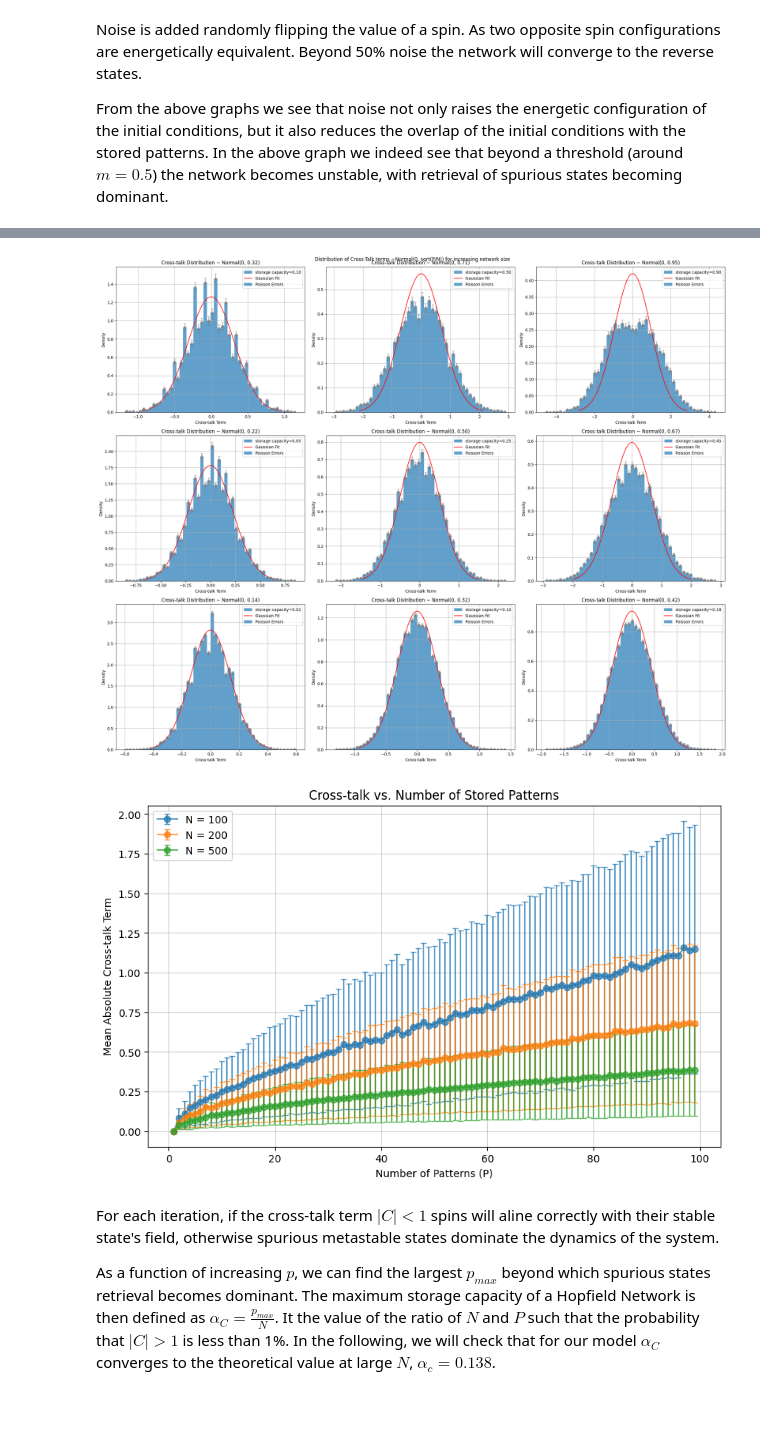
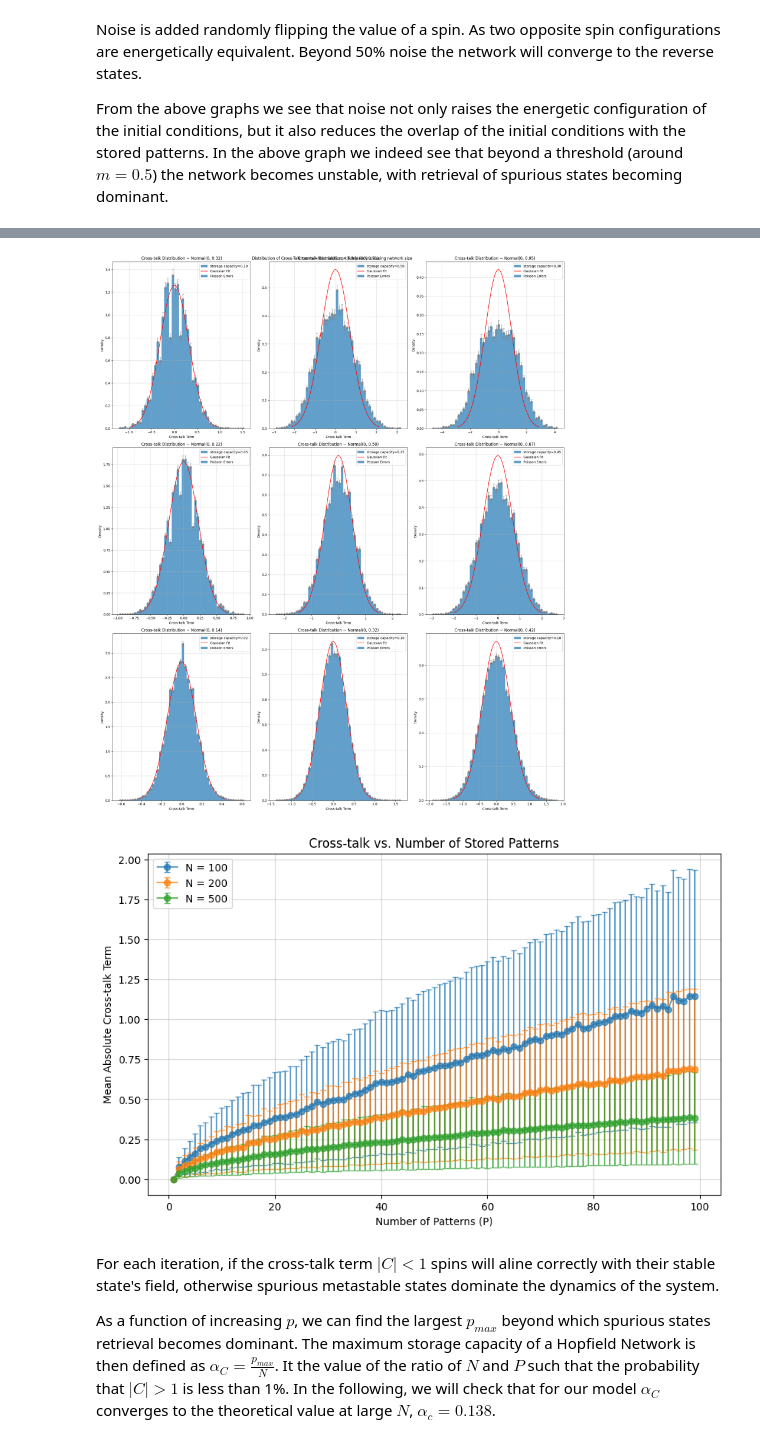
Before and after one commit to edoardo-damore/hopfield_model_and_data_reconstruction, a Jupyter notebook: hopfield_model_and_data_reconstruction.ipynb, the cells around one changed output, grey strips where cells are left out. Cells and saved outputs as stored; diff of their text form; code cells hidden in the pictures; blank space fills up the shorter version.

```diff
--- a/hopfield_model_and_data_reconstruction.ipynb
+++ b/hopfield_model_and_data_reconstruction.ipynb
@@ -72,12 +72,10 @@ In the following discussion we will compute:
 [1.3] D. J. Amit, "Modeling Brain Functions: The world of attractor neural networks", Cambridge University Press (1989).
 # %%
 def generate_random_patterns(N, P):
-    """ Generate homogeneous binary patterns (+1/-1) """
     xi = np.random.randint(0, 2, (P, N)) * 2 - 1
     return xi
 
 def weight_matrix(patterns):
-    """ Compute Hopfield network weight matrix using Hebbian learning """
     num_patterns, N = patterns.shape
     J = np.tensordot(patterns, patterns, axes=(0, 0)) / N
     np.fill_diagonal(J, 0)
@@ -163,8 +161,7 @@ def update_pattern(input_pattern, J, steps=100, EarlyStop=False):
 
     return pattern
 
-def storage_capacity(N_list, P_range, noise=0.1):
-    """ Analyze max storage capacity change for increasing network size """
+def storage_capacity(N_list, P_range, noise=0.01):
     capacity = []
     for N in N_list:
         max_stored = 0
@@ -182,11 +179,11 @@ def visualize_energy_distribution(stored_patterns, noisy_patterns, J, noise):
     stored_energies = [energy_func(sp, J) for sp in stored_patterns]
     noisy_energies  = [energy_func(ic, J) for ic in noisy_patterns]
 
+    plt.grid(alpha=0.5)
     sns.kdeplot(stored_energies,   label="Memory (Stable)", color="blue", fill=True)
     sns.kdeplot(noisy_energies,    label=f"Noise {noise} (Initial Condition)", color="orange", fill=True)
     plt.xlabel("Energy")
     plt.ylabel("Density")
-    plt.grid(True)
     plt.title("Energy Distribution of States (KDE)")
     plt.legend()
     plt.show()
@@ -196,7 +193,7 @@ def compute_crosstalk(N, P, num_trials):
     if P == 1:
         return np.array([0])
     for _ in range(num_trials):
-        patterns = np.random.choice([-1, 1], size=(P, N))
+        patterns = generate_random_patterns(N, P)
         nu = 0
         other_patterns = np.delete(patterns, nu, axis=0)
         cross_term = (1 / N) * np.dot(other_patterns.T, other_patterns @ patterns[nu])
@@ -459,7 +457,10 @@ plt.show()
 # %%
 steps = 10
 q_params = np.linspace(0.1, 0.9, 8)
+patterns = my_patterns
 plt.figure(figsize=(8, 5))
+plt.grid(alpha=0.5)
+
 for q in q_params:
     my_noisy_patterns = np.array([noisify(pattern, q) for pattern in patterns])
     overlap_tracking = np.zeros((P, steps))
@@ -495,11 +574,12 @@ for N in N_values:
         crosstalk = compute_crosstalk(N, P, num_trials)
         crosstalk_distributions[N].append(crosstalk)
 
-plt.figure(figsize=(20, 20))
-
+plt.figure(figsize=(20, 24))
 for j, N in enumerate(N_values):
     for i, P in enumerate([10, 50, 90]):
         plt.subplot(len(N_values), 3, j*3 + i + 1)
+        plt.grid(alpha=0.5)
+
         p = P_values[P_values == P][0]
 
         counts, bin_edges, _ = plt.hist(crosstalk_distributions[N][p], bins=50, density=True, alpha=0.7, label=f"P={P}")
@@ -516,37 +596,36 @@ for j, N in enumerate(N_values):
         plt.xlabel("Cross-talk Term")
         plt.ylabel("Density")
         plt.title(f"Cross-talk Distribution ~ Normal(0, {np.sqrt(P/N):.2f})")
         plt.legend([f"storage capacity={P/N:.2f}", "Gaussian Fit", "Poisson Errors"])
-        plt.grid(True)
 plt.suptitle("Distribution of Cross-Talk terms ~Normal(0, sqrt(P/N)) for increasing network size")
 plt.tight_layout()
 plt.show()
 
 plt.figure(figsize=(10, 6))
-plt.grid(alpha=0.6)
+plt.grid(alpha=0.5)
 
 for N in N_values:
     mean_crosstalk = []
     std_crosstalk = []
 
     for i in range(len(P_values)):
         abs_crosstalk = np.abs(crosstalk_distributions[N][i])
         mean_crosstalk.append(np.mean(abs_crosstalk))
         std_crosstalk.append(np.std(abs_crosstalk))
 
     mean_crosstalk = np.array(mean_crosstalk)
     std_crosstalk = np.array(std_crosstalk)
 
     plt.errorbar(P_values, mean_crosstalk, yerr=std_crosstalk, marker='o', linestyle='-', capsize=3, label=f"N = {N}", alpha=0.7)
 
 plt.xlabel("Number of Patterns (P)")
 plt.ylabel("Mean Absolute Cross-talk Term")
 plt.title("Cross-talk vs. Number of Stored Patterns")
 plt.legend()
 plt.show()
 # %% [output]
-[figure, old version]
+[figure, new version]
-[figure, old version]
+[figure, new version]
 # %% [markdown]
 For each iteration, if the cross-talk term $|C|<1$ spins will aline correctly with their stable state's field, otherwise spurious metastable states dominate the dynamics of the system.
 
```
Also changed, not shown: parts of 12 cells of this notebook.
